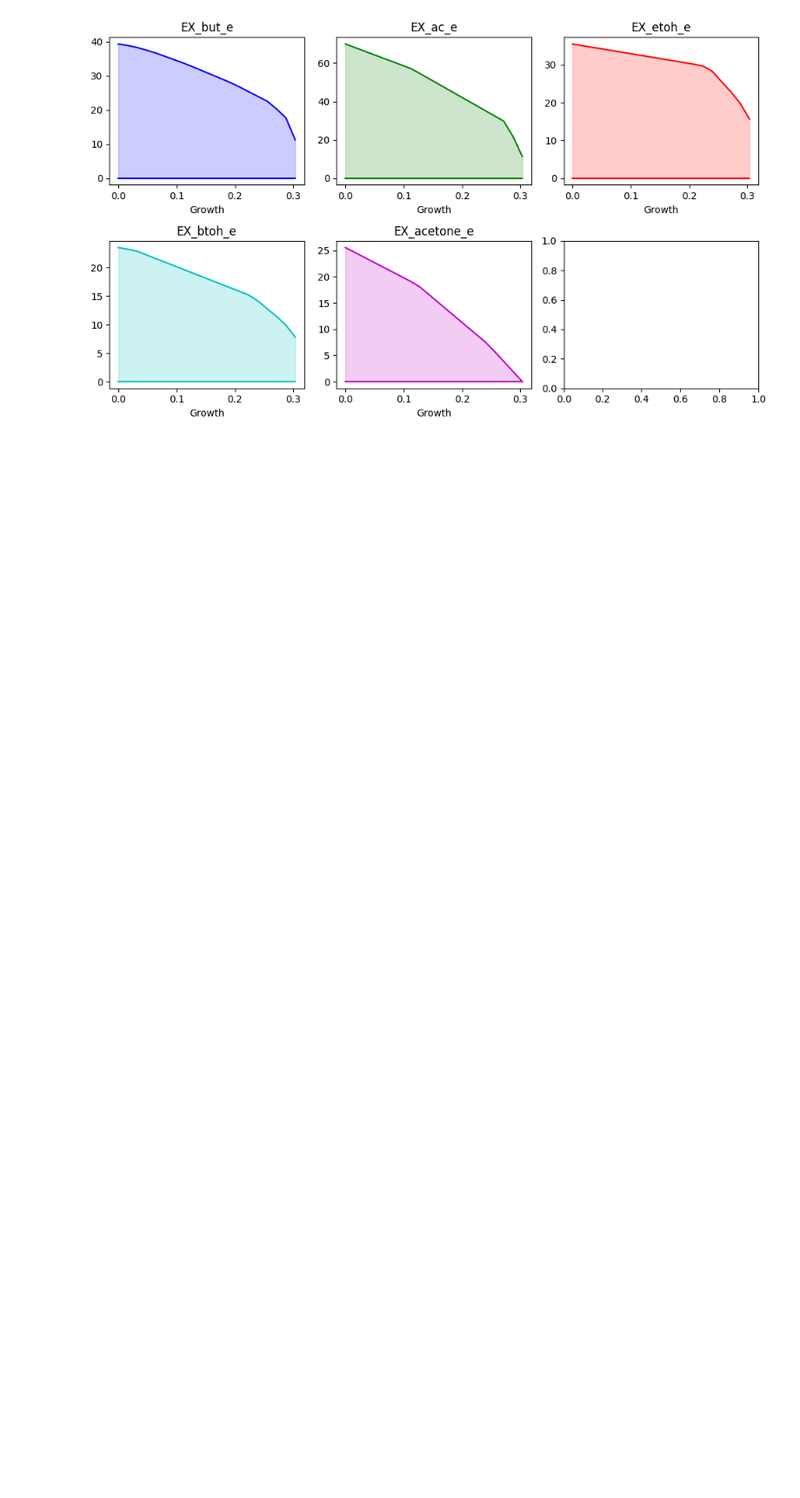
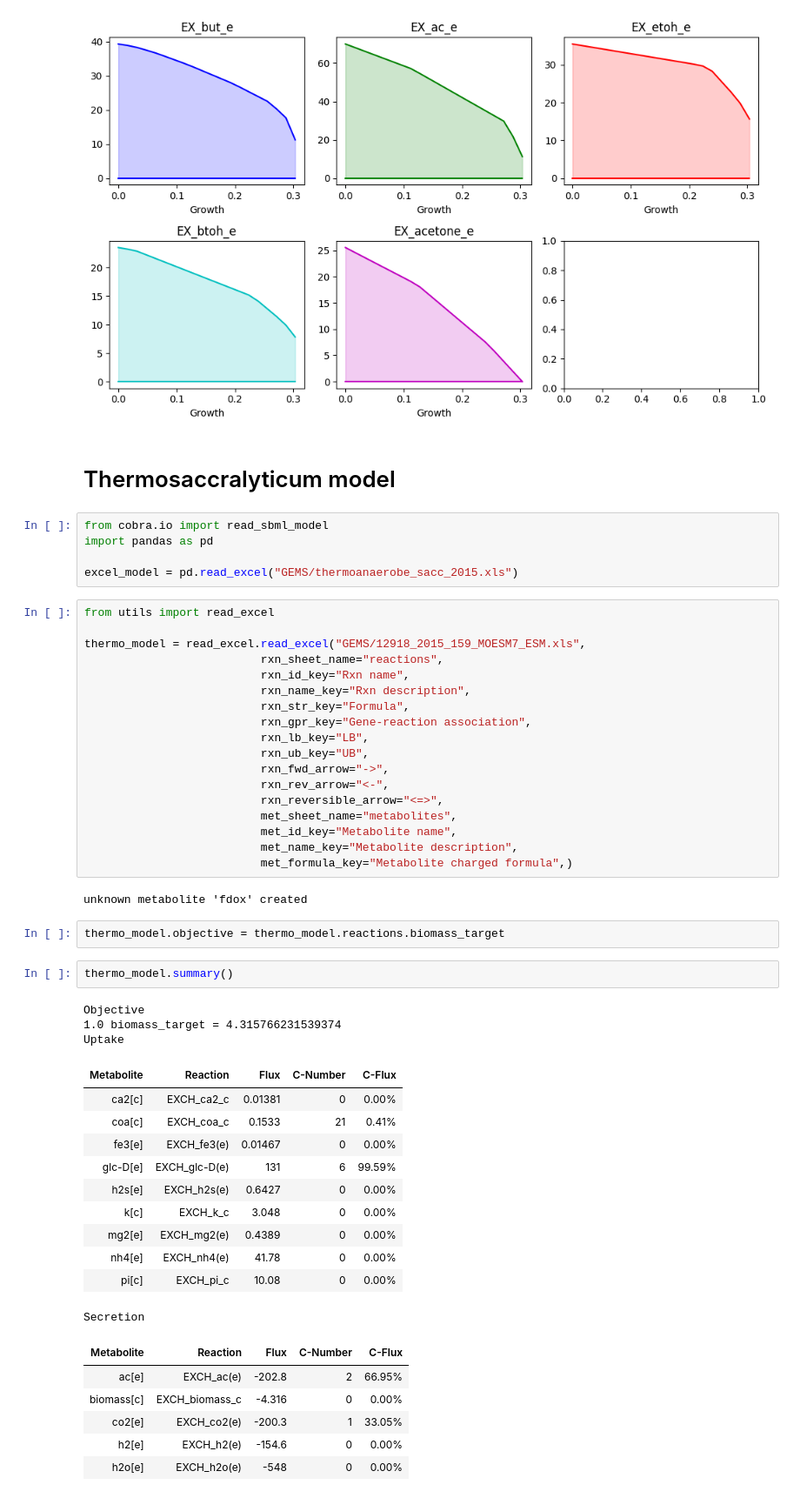
Before and after one commit to andreastallvik/BIOTBT3900, a Jupyter notebook: community_modelling/CBP_butanol/existing_models.ipynb, the cells around one changed output. Shown at 87% size. Cells and saved outputs as stored; diff of their text form; blank space fills up the shorter version.

Commit message:
script for reading in smbl model from excel file

```diff
--- a/community_modelling/CBP_butanol/existing_models.ipynb
+++ b/community_modelling/CBP_butanol/existing_models.ipynb
@@ -192,3 +192,55 @@ Could not identify an external compartment by name and choosing one with the mos
 Could not identify an external compartment by name and choosing one with the most boundary reactions. That might be complete nonsense or change suddenly. Consider renaming your compartments using `Mod ...
 Could not identify an external compartment by name and choosing one with the most boundary reactions. That might be complete nonsense or change suddenly. Consider renaming your compartments using `Mod ...
 [figure]
+# %% [markdown]
+# Thermosaccralyticum model
+# %%
+from cobra.io import read_sbml_model
+import pandas as pd
+
+excel_model = pd.read_excel("GEMS/thermoanaerobe_sacc_2015.xls")
+# %%
+from utils import read_excel
+
+thermo_model = read_excel.read_excel("GEMS/12918_2015_159_MOESM7_ESM.xls",
+                          rxn_sheet_name="reactions",
+                          rxn_id_key="Rxn name",
+                          rxn_name_key="Rxn description",
+                          rxn_str_key="Formula",
+                          rxn_gpr_key="Gene-reaction association",
+                          rxn_lb_key="LB",
+                          rxn_ub_key="UB",
+                          rxn_fwd_arrow="->",
+                          rxn_rev_arrow="<-",
+                          rxn_reversible_arrow="<=>",
+                          met_sheet_name="metabolites",
+                          met_id_key="Metabolite name",
+                          met_name_key="Metabolite description",
+                          met_formula_key="Metabolite charged formula",)
+# %% [output]
+unknown metabolite 'fdox' created
+# %%
+thermo_model.objective = thermo_model.reactions.biomass_target
+# %%
+thermo_model.summary()
+# %% [output]
+Objective
+1.0 biomass_target = 4.315766231539374
+Uptake
+| Metabolite | Reaction | Flux | C-Number | C-Flux |
+| ca2[c] | EXCH_ca2_c | 0.01381 | 0 | 0.00% |
+| coa[c] | EXCH_coa_c | 0.1533 | 21 | 0.41% |
+| fe3[e] | EXCH_fe3(e) | 0.01467 | 0 | 0.00% |
+| glc-D[e] | EXCH_glc-D(e) | 131 | 6 | 99.59% |
+| h2s[e] | EXCH_h2s(e) | 0.6427 | 0 | 0.00% |
+| k[c] | EXCH_k_c | 3.048 | 0 | 0.00% |
+| mg2[e] | EXCH_mg2(e) | 0.4389 | 0 | 0.00% |
+| nh4[e] | EXCH_nh4(e) | 41.78 | 0 | 0.00% |
+| pi[c] | EXCH_pi_c | 10.08 | 0 | 0.00% |
+Secretion
+| Metabolite | Reaction | Flux | C-Number | C-Flux |
+| ac[e] | EXCH_ac(e) | -202.8 | 2 | 66.95% |
+| biomass[c] | EXCH_biomass_c | -4.316 | 0 | 0.00% |
+| co2[e] | EXCH_co2(e) | -200.3 | 1 | 33.05% |
+| h2[e] | EXCH_h2(e) | -154.6 | 0 | 0.00% |
+| h2o[e] | EXCH_h2o(e) | -548 | 0 | 0.00% |
```
Also changed, not shown: 3 other files.
